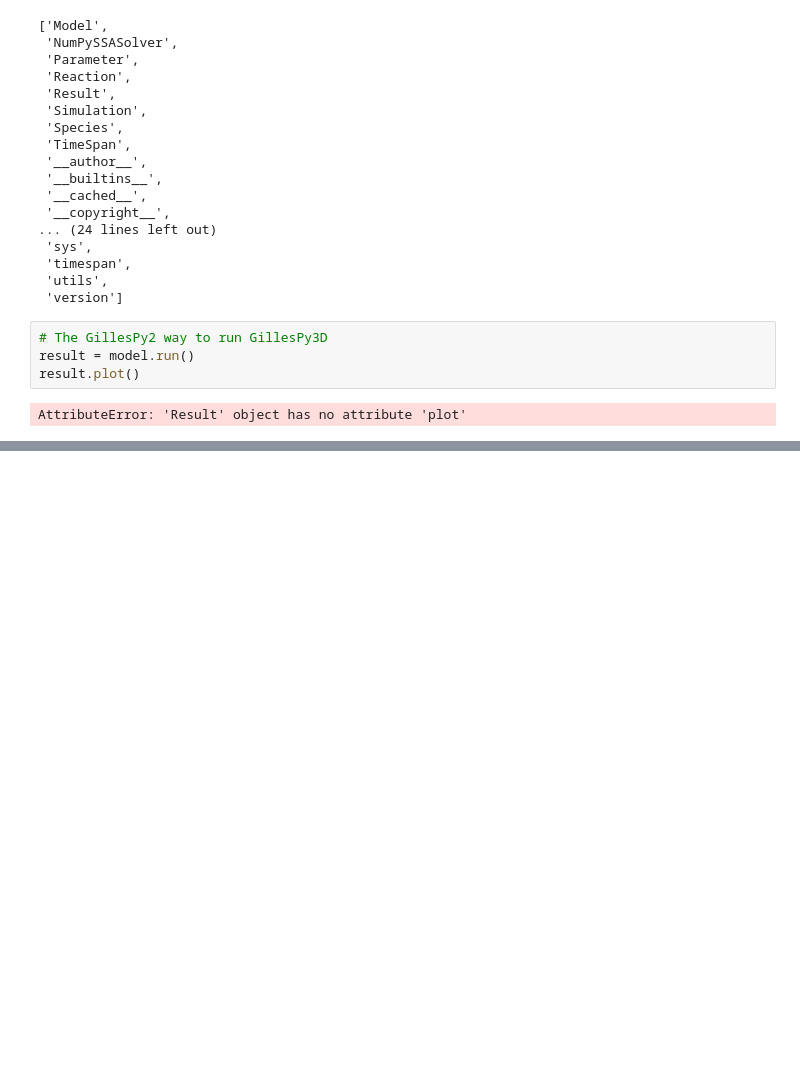
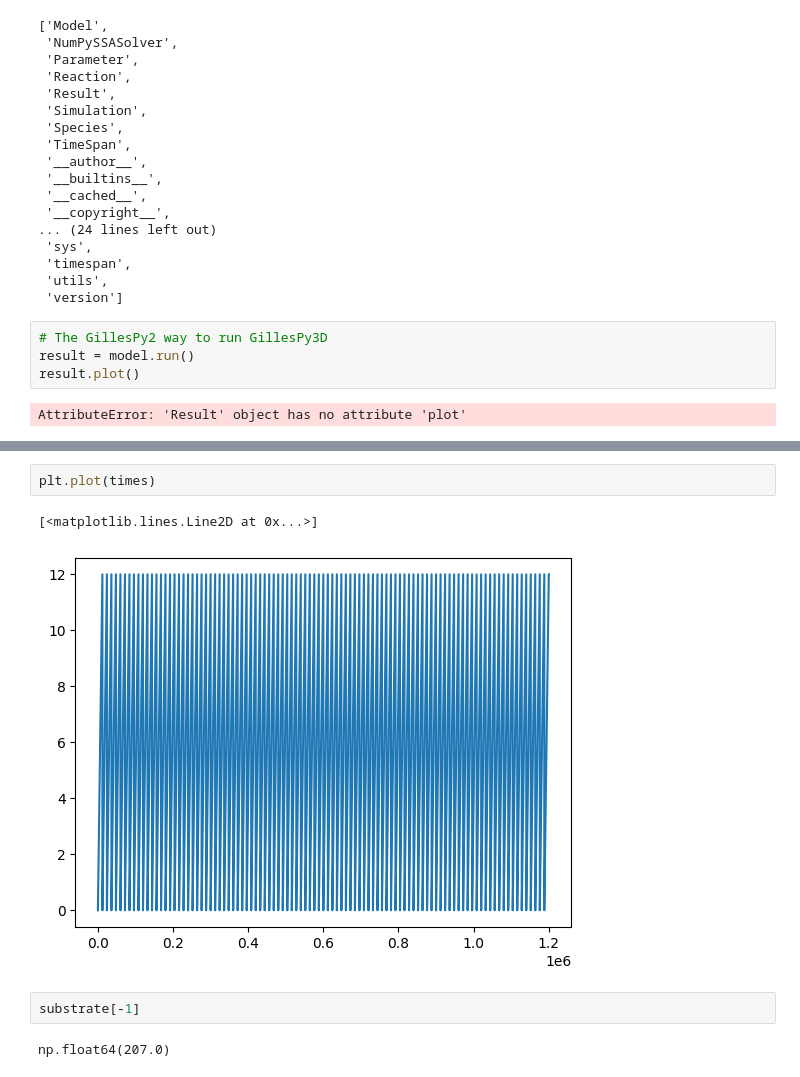
Before and after one commit to GillesPy3D/GillesPy3D, a Jupyter notebook: simulation_lib/reference/NonSpatial-Michaelis_Menten.ipynb, the cells around one changed output, grey strips where cells are left out. Saved outputs shown, nothing was run; the diff lists cells and outputs as text; blank space fills up the shorter version.

```diff
--- a/simulation_lib/reference/NonSpatial-Michaelis_Menten.ipynb
+++ b/simulation_lib/reference/NonSpatial-Michaelis_Menten.ipynb
@@ -164,0 +186,9 @@ rate1.expression
+# %%
+plt.plot(times)
+# %% [output]
+[<matplotlib.lines.Line2D at 0x...>]
+[figure, added]
+# %%
+substrate[-1]
+# %% [output]
+np.float64(207.0)
```
Also changed, not shown: parts of 7 cells of this notebook, 3 other files.
